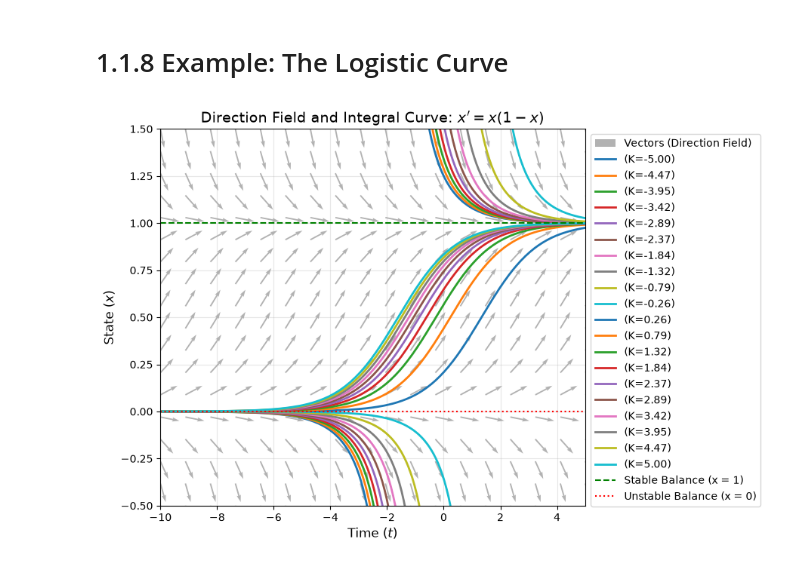
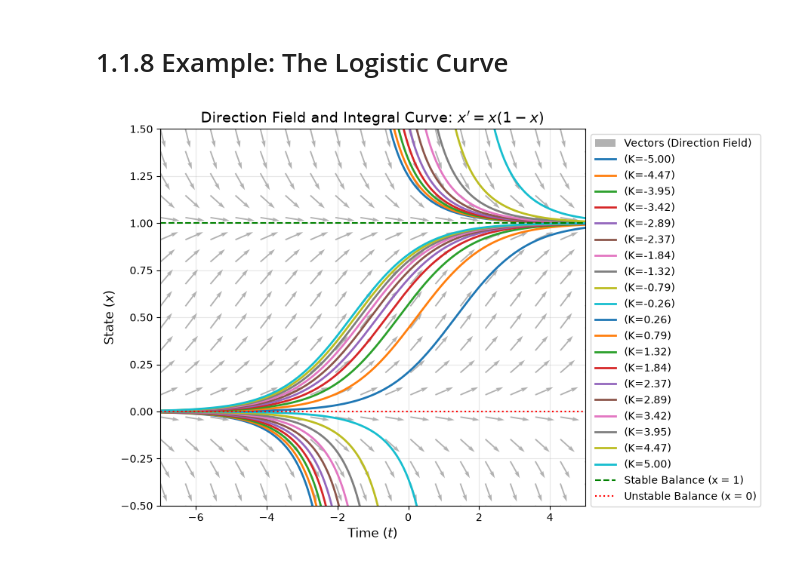
Before and after one commit to Ederson-Passos/ode_arnold, a Jupyter notebook: chapter_1/1.1.8_example_the-logistic-curve.ipynb, the cells around one changed output. Drawn from its saved outputs; the diff is of its cells as text; code cells hidden in the pictures.

```diff
--- a/chapter_1/1.1.8_example_the-logistic-curve.ipynb
+++ b/chapter_1/1.1.8_example_the-logistic-curve.ipynb
@@ -5,7 +5,7 @@ import numpy as np
 import matplotlib.pyplot as plt
 
 # 1. Grid configuration for vector field
-t = np.linspace(-10, 5, 18)
+t = np.linspace(-7, 5, 18)
 x = np.linspace(-0.5, 1.5, 18)
 T, X = np.meshgrid(t, x)
 
@@ -19,39 +19,39 @@ dT_norm = dT / magnitude
 dX_norm = dX / magnitude
 
 # 3. Preparation of integral curves
-t_sol = np.linspace(-10, 5, 200)
+t_sol = np.linspace(-7, 5, 200)
 K_values = np.linspace(-5.0, 5.0, 20)
 
 # --- Criation of Graph ---
 plt.figure(figsize=(9, 6))
 
 # Direction field
 plt.quiver(T, X, dT_norm, dX_norm, color='gray', alpha=0.6,
            angles='xy', scale=22, label='Vectors (Direction Field)')
 
 # Integral curves for such constant K
 for K in K_values:
     x_sol = (K * np.exp(t_sol)) / (1 + K * np.exp(t_sol))
 
     x_sol[np.abs(1 + K * np.exp(t_sol)) < 0.05] = np.nan
 
     plt.plot(t_sol, x_sol, label=f'(K={K:.2f})', linewidth=2)
 
 # Balance Lines (Where x' = 0)
 plt.axhline(1, color='green', linestyle='--', linewidth=1.5, label='Stable Balance (x = 1)')
 plt.axhline(0, color='red', linestyle=':', linewidth=1.5, label='Unstable Balance (x = 0)')
 
 # Additional visual configurations
 plt.title("Direction Field and Integral Curve: $x' = x(1-x)$", fontsize=14)
 plt.xlabel("Time ($t$)", fontsize=12)
 plt.ylabel("State ($x$)", fontsize=12)
-plt.xlim(-10, 5)
+plt.xlim(-7, 5)
 plt.ylim(-0.5, 1.5)
 plt.grid(True, alpha=0.3)
 plt.legend(loc='upper left', bbox_to_anchor=(1, 1))
 plt.tight_layout()
 
 # Show the graph
 plt.show()
 # %% [output]
-[figure, old version]
+[figure, new version]
```
